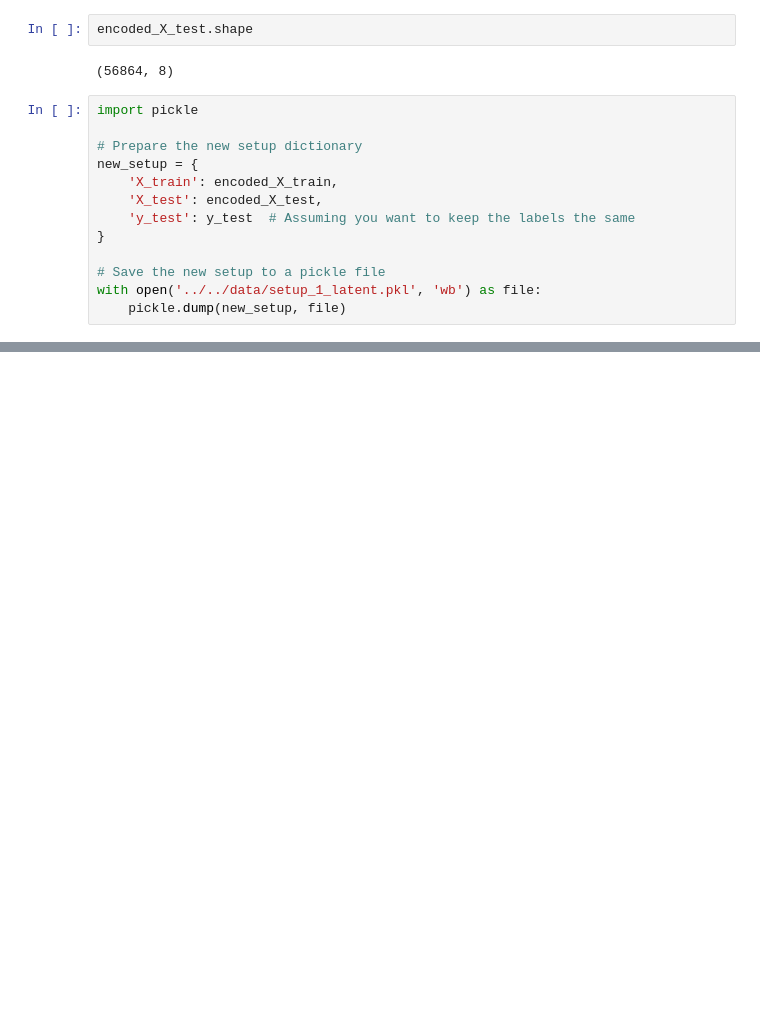
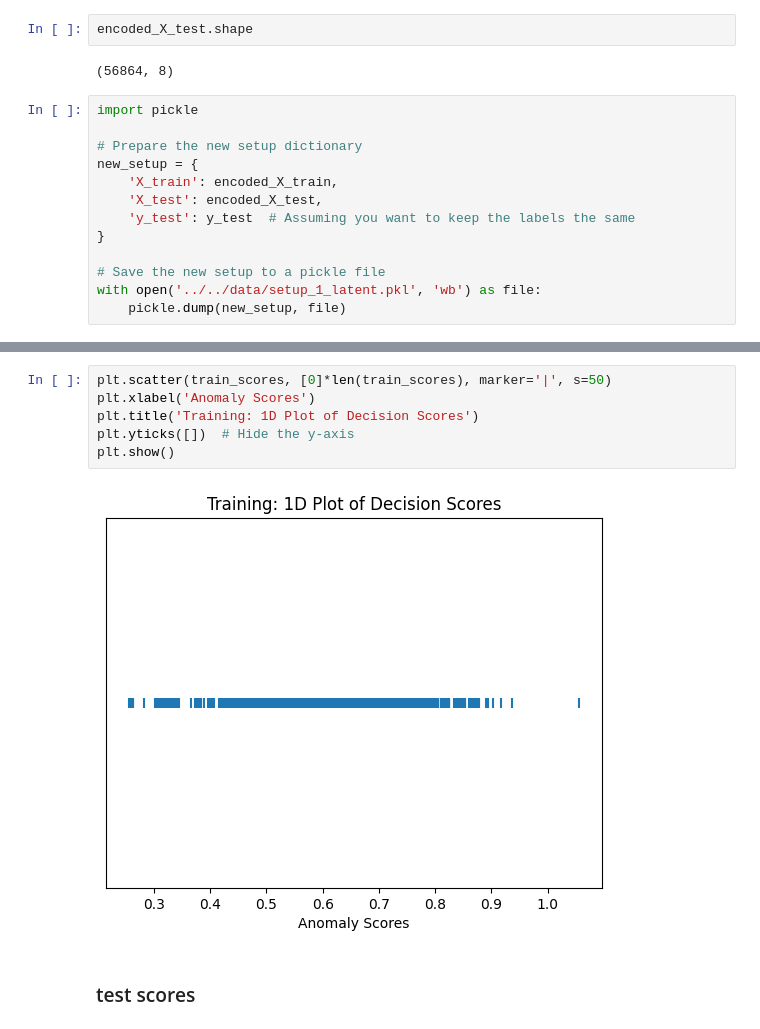
Before and after one commit to Hasosh/Credit-Card-Fraud-Detection, a Jupyter notebook: src/main/auxiliary.ipynb, the cells around one changed output, grey strips where cells are left out. Cells and saved outputs as stored; diff of their text form; blank space fills up the shorter version.

```diff
--- a/src/main/auxiliary.ipynb
+++ b/src/main/auxiliary.ipynb
@@ -577,0 +1068,10 @@ with open('../../data/setup_1_latent.pkl', 'wb') as file:
+# %%
+plt.scatter(train_scores, [0]*len(train_scores), marker='|', s=50)
+plt.xlabel('Anomaly Scores')
+plt.title('Training: 1D Plot of Decision Scores')
+plt.yticks([])  # Hide the y-axis
+plt.show()
+# %% [output]
+[figure, added]
+# %% [markdown]
+### test scores
```
Also changed, not shown: parts of 35 cells of this notebook.
